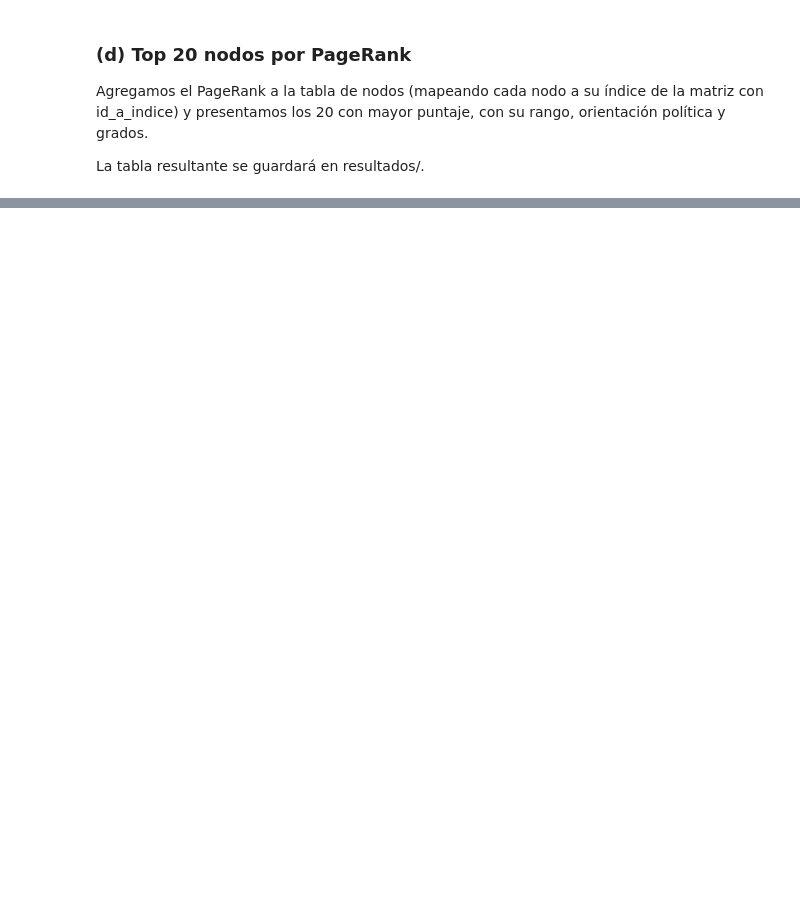
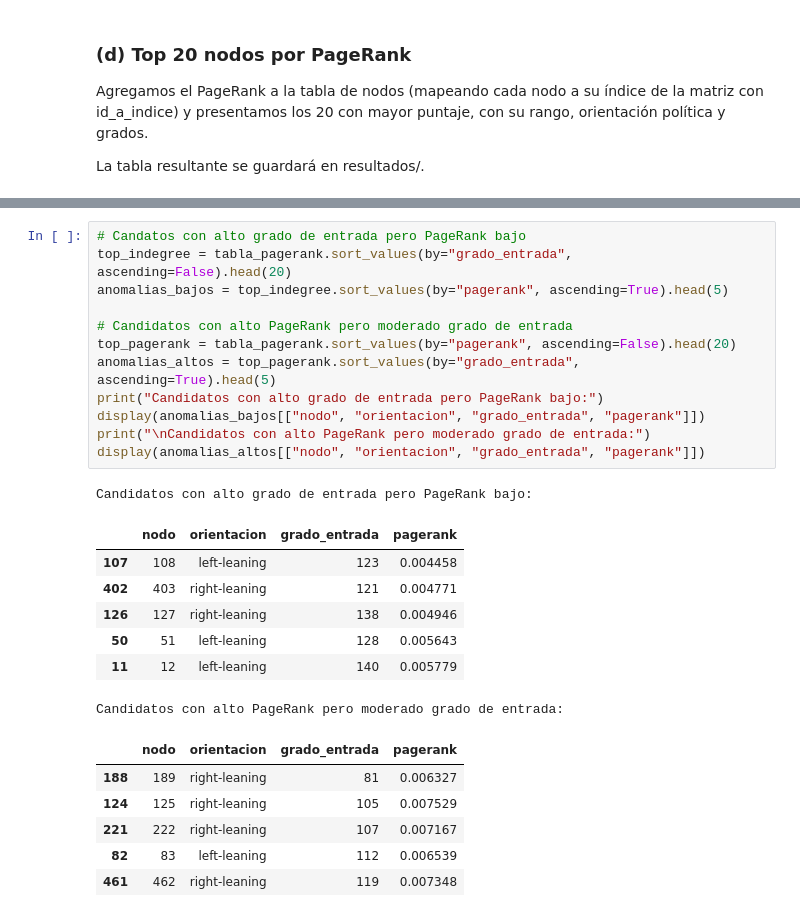
Before and after one commit to vickyotarola/Proyecto_2, a Jupyter notebook: proyecto_2.ipynb, the cells around one changed output, grey strips where cells are left out. Cells and saved outputs as stored; diff of their text form; blank space fills up the shorter version.

```diff
--- a/proyecto_2.ipynb
+++ b/proyecto_2.ipynb
@@ -617,0 +668,27 @@ top_20_pagerank[columnas].to_csv(f"./resultados/p5d_top_20_pagerank.csv", index=
+# %%
+# Candatos con alto grado de entrada pero PageRank bajo
+top_indegree = tabla_pagerank.sort_values(by="grado_entrada", ascending=False).head(20)
+anomalias_bajos = top_indegree.sort_values(by="pagerank", ascending=True).head(5)
+
+# Candidatos con alto PageRank pero moderado grado de entrada
+top_pagerank = tabla_pagerank.sort_values(by="pagerank", ascending=False).head(20)
+anomalias_altos = top_pagerank.sort_values(by="grado_entrada", ascending=True).head(5)
+print("Candidatos con alto grado de entrada pero PageRank bajo:")
+display(anomalias_bajos[["nodo", "orientacion", "grado_entrada", "pagerank"]])
+print("\nCandidatos con alto PageRank pero moderado grado de entrada:")
+display(anomalias_altos[["nodo", "orientacion", "grado_entrada", "pagerank"]])
+# %% [output]
+Candidatos con alto grado de entrada pero PageRank bajo:
+|  | nodo | orientacion | grado_entrada | pagerank |
+| 107 | 108 | left-leaning | 123 | 0.004458 |
+| 402 | 403 | right-leaning | 121 | 0.004771 |
+| 126 | 127 | right-leaning | 138 | 0.004946 |
+| 50 | 51 | left-leaning | 128 | 0.005643 |
+| 11 | 12 | left-leaning | 140 | 0.005779 |
+Candidatos con alto PageRank pero moderado grado de entrada:
+|  | nodo | orientacion | grado_entrada | pagerank |
+| 188 | 189 | right-leaning | 81 | 0.006327 |
+| 124 | 125 | right-leaning | 105 | 0.007529 |
+| 221 | 222 | right-leaning | 107 | 0.007167 |
+| 82 | 83 | left-leaning | 112 | 0.006539 |
+| 461 | 462 | right-leaning | 119 | 0.007348 |
```
Also changed, not shown: parts of 15 cells of this notebook, 7 other files.
